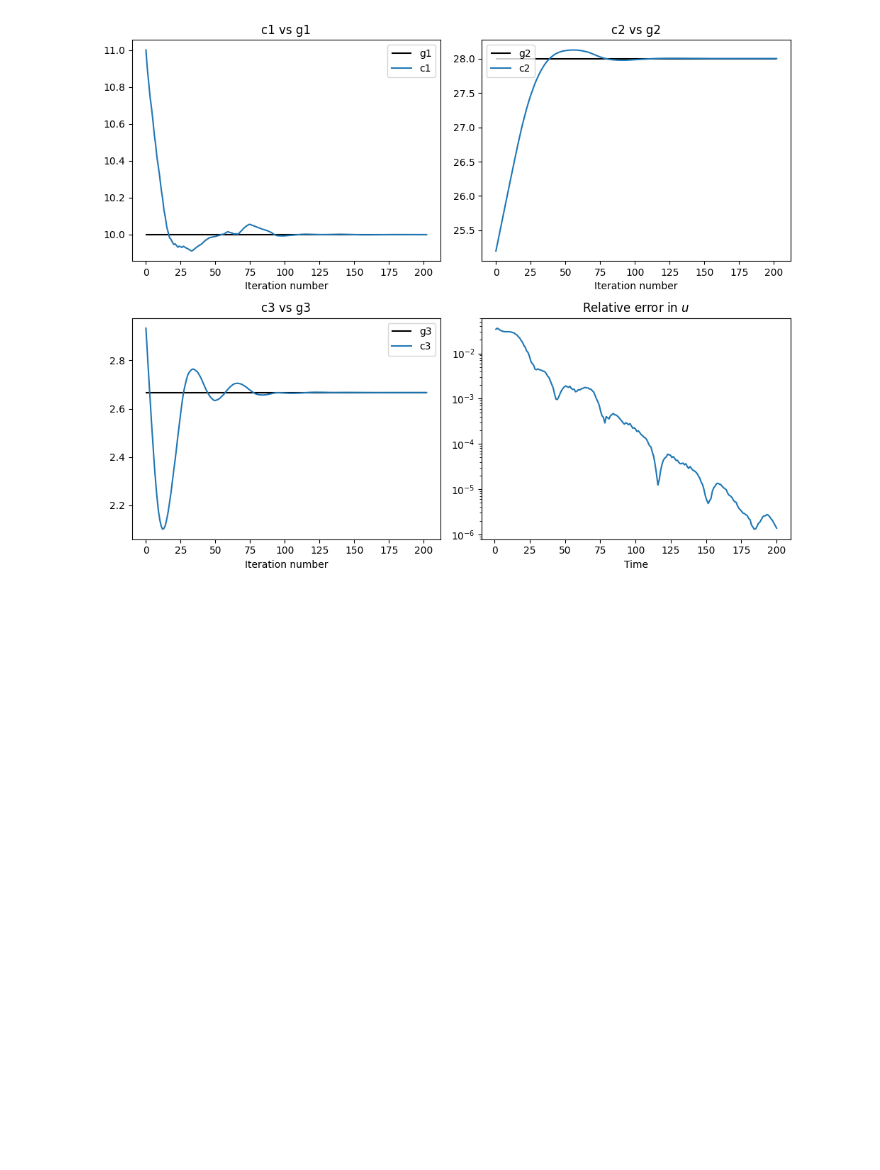
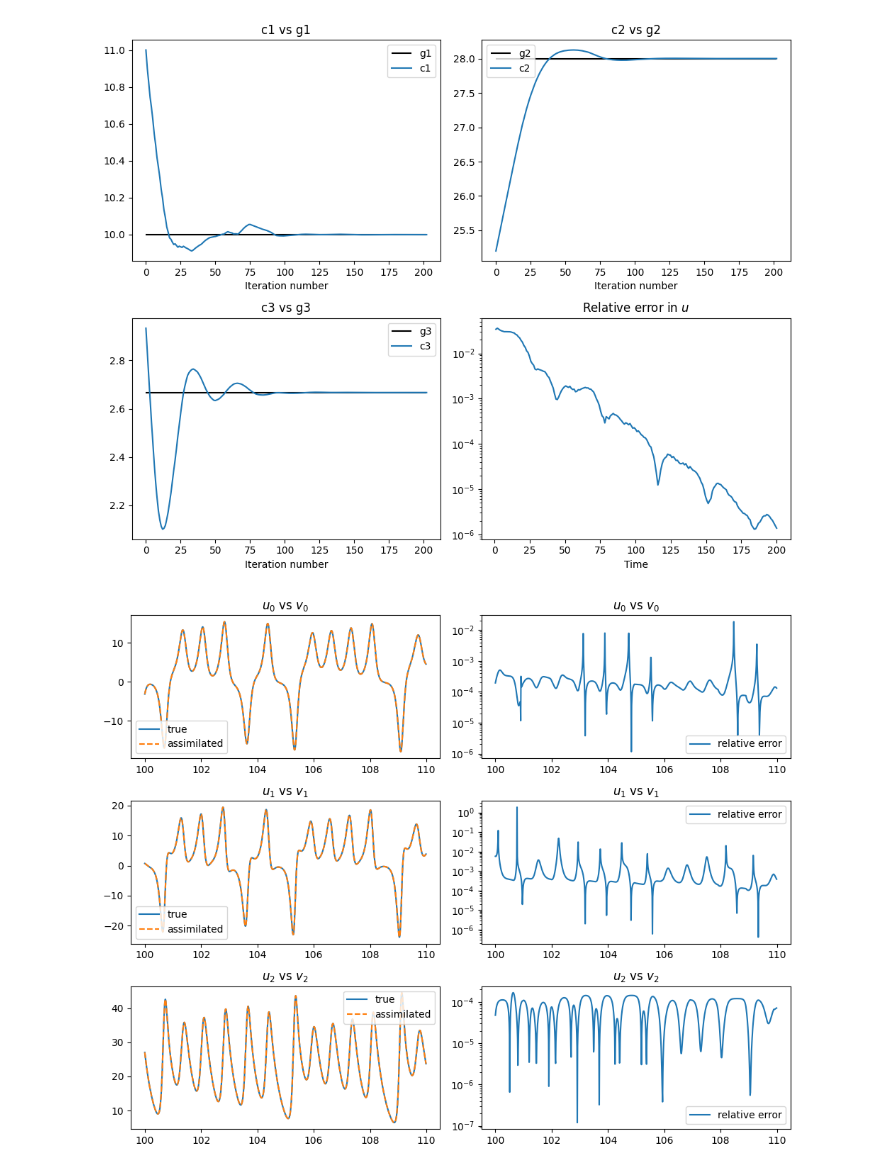
Before and after one commit to schilln/otf, a Jupyter notebook: examples/lorenz63/sync.ipynb, the cells around one changed output. Saved outputs shown, nothing was run; the diff lists cells and outputs as text; code cells hidden in the pictures; blank space fills up the shorter version.

Commit message:
plotted true and assimilated states and relative errors over time

```diff
--- a/examples/lorenz63/sync.ipynb
+++ b/examples/lorenz63/sync.ipynb
@@ -73,7 +73,7 @@ dt = 0.01
 T0, Tf = 0, 200
 t_relax = 1
 
-cs, u_errors, tls, *_ = utils.run_update(
+cs, u_errors, tls, trues, assimilateds = utils.run_update(
     system,
     solver,
     dt,
@@ -82,9 +82,44 @@ cs, u_errors, tls, *_ = utils.run_update(
     t_relax,
     *get_initial_values(),
     optimizer=optimizer,
+    return_all=True,
 )
 # %%
 fig, axs = plot(cs.T[0], cs.T[1], cs.T[2], u_errors, g1, g2, g3, tls)
 plt.show()
 # %% [output]
 [figure]
+# %%
+tn, n = trues.shape
+tls = jnp.arange(tn) * dt
+
+start, end = 100, 110
+start_idx, end_idx = int(start / dt), int(end / dt)
+s_ = jnp.s_[start_idx:end_idx]
+
+fig, axs = plt.subplots(3, 2, figsize=(10, 8))
+
+for i, (true, assimilated, ax) in enumerate(
+    zip(trues.T, assimilateds.T, axs[:, 0])
+):
+    ax.plot(tls[s_], true[s_], label="true")
+    ax.plot(tls[s_], assimilated[s_], label="assimilated", ls="--")
+    ax.legend()
+    ax.set_title(f"$u_{{{i}}}$ vs $v_{{{i}}}$")
+
+for i, (true, assimilated, ax) in enumerate(
+    zip(trues.T, assimilateds.T, axs[:, 1])
+):
+    ax.plot(
+        tls[s_],
+        abs(true[s_] - assimilated[s_]) / abs(true[s_]),
+        label="relative error",
+    )
+    ax.set_yscale("log")
+    ax.legend()
+    ax.set_title(f"$u_{{{i}}}$ vs $v_{{{i}}}$")
+
+fig.tight_layout()
+plt.show()
+# %% [output]
+[figure, added]
```
